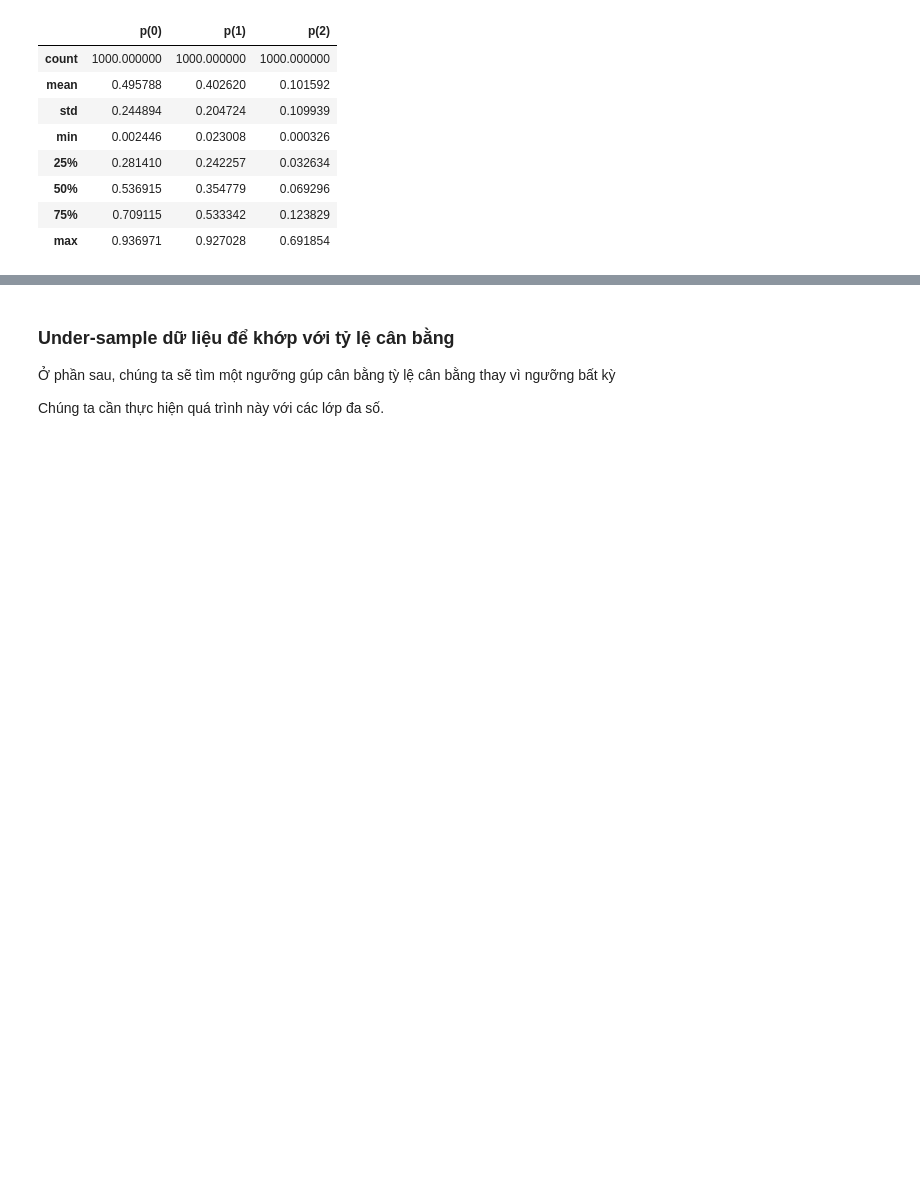
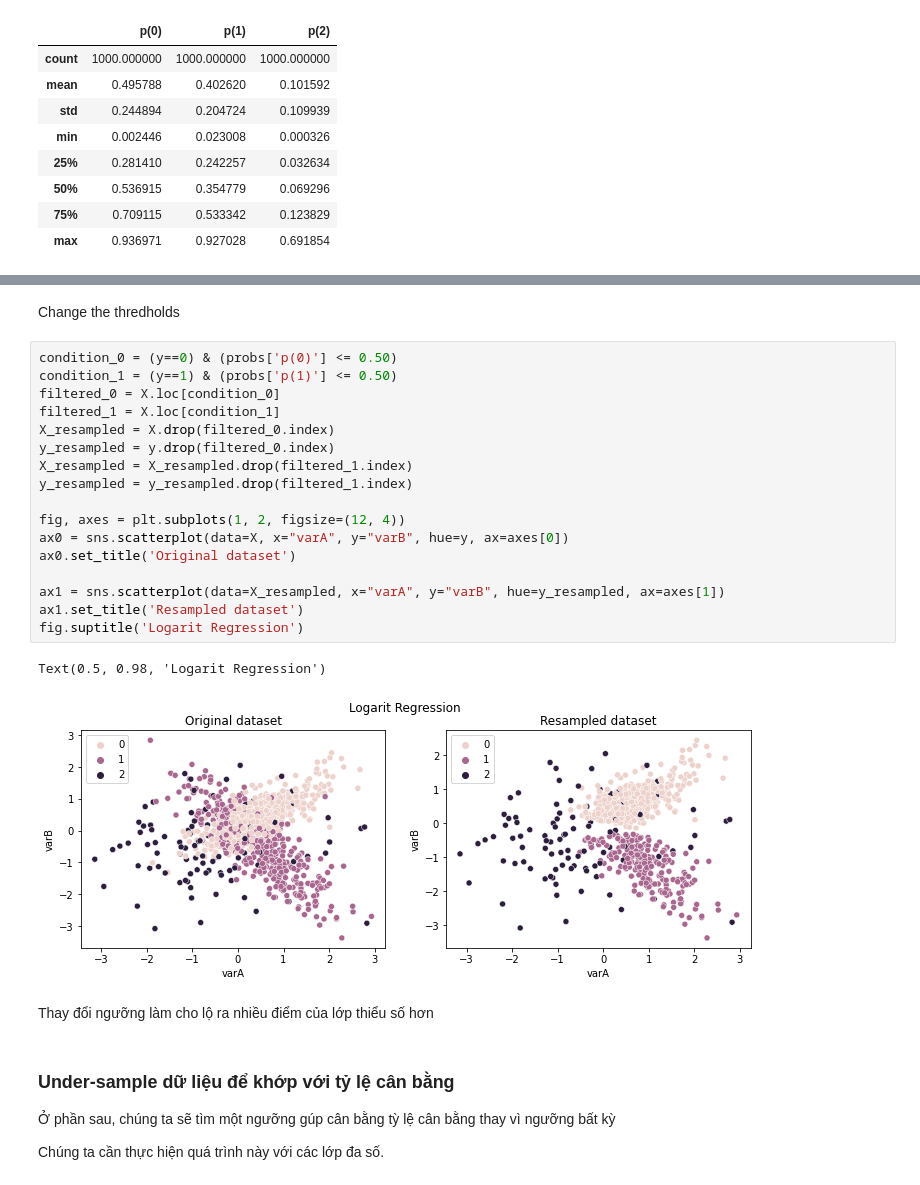
Before and after one commit to ngohongthai/ml-labs, a Jupyter notebook: classification/lab-13-undersampling/[VN]13_4 Ngưỡng Instance Hardness.ipynb, the cells around one changed output, grey strips where cells are left out. Drawn from its saved outputs; the diff is of its cells as text; blank space fills up the shorter version.

```diff
--- a/classification/lab-13-undersampling/[VN]13_4 Ngưỡng Instance Hardness.ipynb
+++ b/classification/lab-13-undersampling/[VN]13_4 Ngưỡng Instance Hardness.ipynb
@@ -1190,3 +1215,27 @@ probs.describe()
+# %% [markdown]
+Change the thredholds
+# %%
+condition_0 = (y==0) & (probs['p(0)'] <= 0.50)
+condition_1 = (y==1) & (probs['p(1)'] <= 0.50)
+filtered_0 = X.loc[condition_0]
+filtered_1 = X.loc[condition_1]
+X_resampled = X.drop(filtered_0.index)
+y_resampled = y.drop(filtered_0.index)
+X_resampled = X_resampled.drop(filtered_1.index)
+y_resampled = y_resampled.drop(filtered_1.index)
+
+fig, axes = plt.subplots(1, 2, figsize=(12, 4))
+ax0 = sns.scatterplot(data=X, x="varA", y="varB", hue=y, ax=axes[0])
+ax0.set_title('Original dataset')
+
+ax1 = sns.scatterplot(data=X_resampled, x="varA", y="varB", hue=y_resampled, ax=axes[1])
+ax1.set_title('Resampled dataset')
+fig.suptitle('Logarit Regression')
+# %% [output]
+Text(0.5, 0.98, 'Logarit Regression')
+[figure, added]
+# %% [markdown]
+Thay đổi ngưỡng làm cho lộ ra nhiều điểm của lớp thiểu số hơn
 # %% [markdown]
 
 ### Under-sample dữ liệu để khớp với tỷ lệ cân bằng
```
Also changed, not shown: parts of 23 cells of this notebook.
